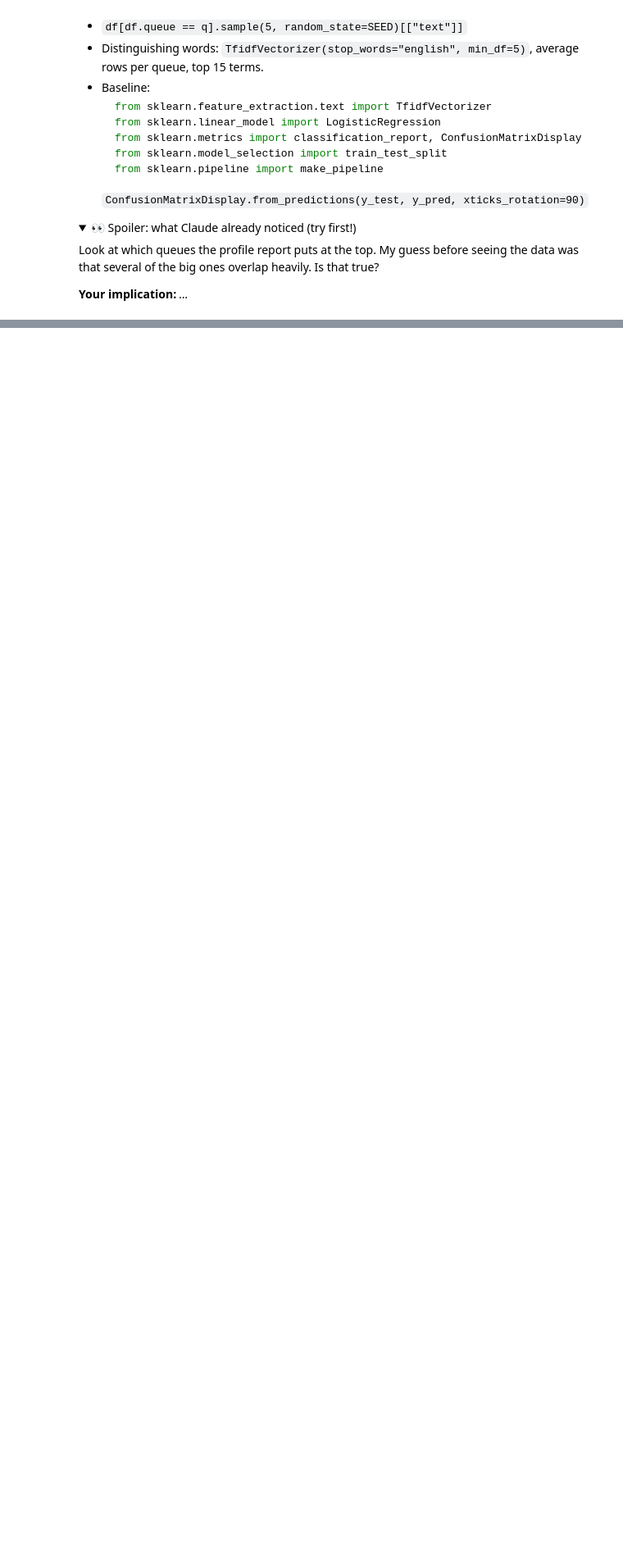
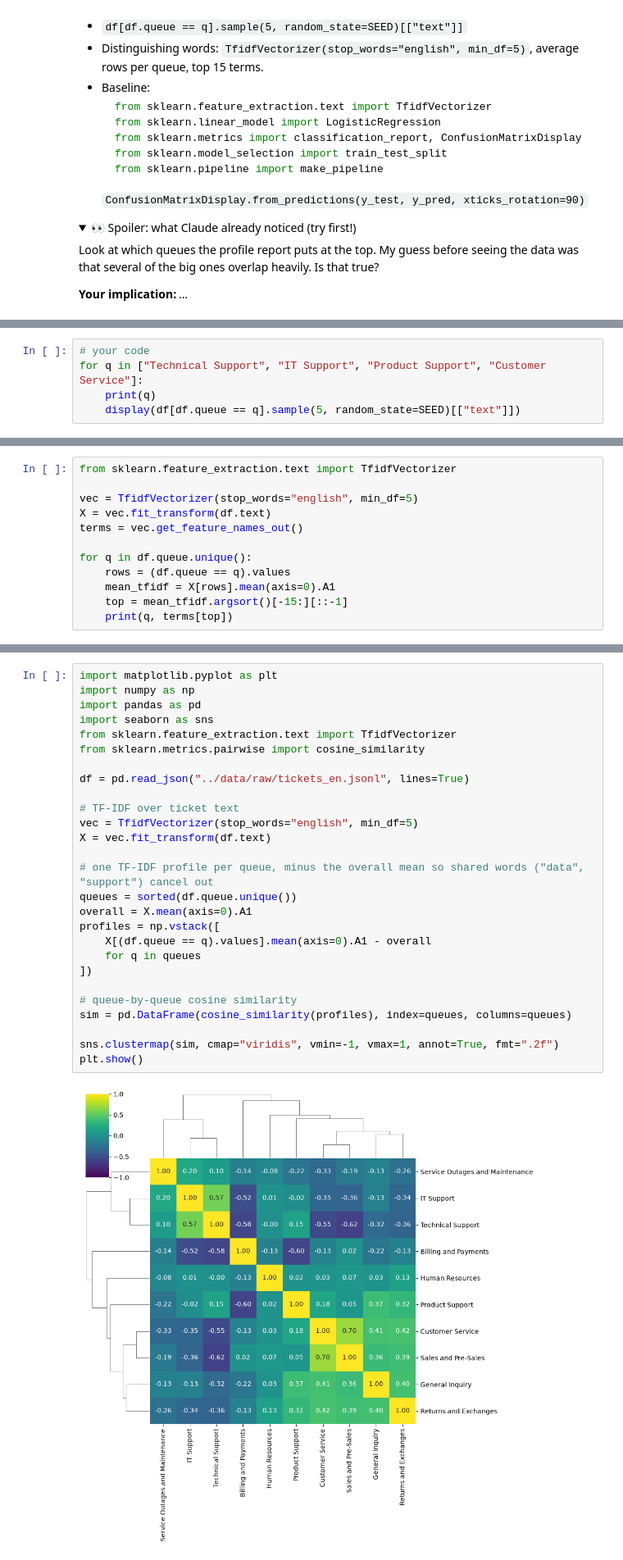
Before and after one commit to sarthakbobde/ticket-triage-slm, a Jupyter notebook: notebooks/02_eda.ipynb, the cells around one changed output, grey strips where cells are left out. Shown at 82% size. Saved outputs shown, nothing was run; the diff lists cells and outputs as text; folded sections open; blank space fills up the shorter version.

```diff
--- a/notebooks/02_eda.ipynb
+++ b/notebooks/02_eda.ipynb
@@ -241,0 +266,5 @@ Look at which queues the profile report puts at the top. My guess before seeing
+# %%
+# your code
+for q in ["Technical Support", "IT Support", "Product Support", "Customer Service"]:
+    print(q)
+    display(df[df.queue == q].sample(5, random_state=SEED)[["text"]])
@@ -241,0 +300,12 @@ Look at which queues the profile report puts at the top. My guess before seeing
+# %%
+from sklearn.feature_extraction.text import TfidfVectorizer
+
+vec = TfidfVectorizer(stop_words="english", min_df=5)
+X = vec.fit_transform(df.text)
+terms = vec.get_feature_names_out()
+
+for q in df.queue.unique():
+    rows = (df.queue == q).values
+    mean_tfidf = X[rows].mean(axis=0).A1
+    top = mean_tfidf.argsort()[-15:][::-1]
+    print(q, terms[top])
@@ -241,0 +330,29 @@ Look at which queues the profile report puts at the top. My guess before seeing
+# %%
+import matplotlib.pyplot as plt
+import numpy as np
+import pandas as pd
+import seaborn as sns
+from sklearn.feature_extraction.text import TfidfVectorizer
+from sklearn.metrics.pairwise import cosine_similarity
+
+df = pd.read_json("../data/raw/tickets_en.jsonl", lines=True)
+
+# TF-IDF over ticket text
+vec = TfidfVectorizer(stop_words="english", min_df=5)
+X = vec.fit_transform(df.text)
+
+# one TF-IDF profile per queue, minus the overall mean so shared words ("data", "support") cancel out
+queues = sorted(df.queue.unique())
+overall = X.mean(axis=0).A1
+profiles = np.vstack([
+    X[(df.queue == q).values].mean(axis=0).A1 - overall
+    for q in queues
+])
+
+# queue-by-queue cosine similarity
+sim = pd.DataFrame(cosine_similarity(profiles), index=queues, columns=queues)
+
+sns.clustermap(sim, cmap="viridis", vmin=-1, vmax=1, annot=True, fmt=".2f")
+plt.show()
+# %% [output]
+[figure, added]
```
Also changed, not shown: parts of 17 cells of this notebook, 8 other files.
